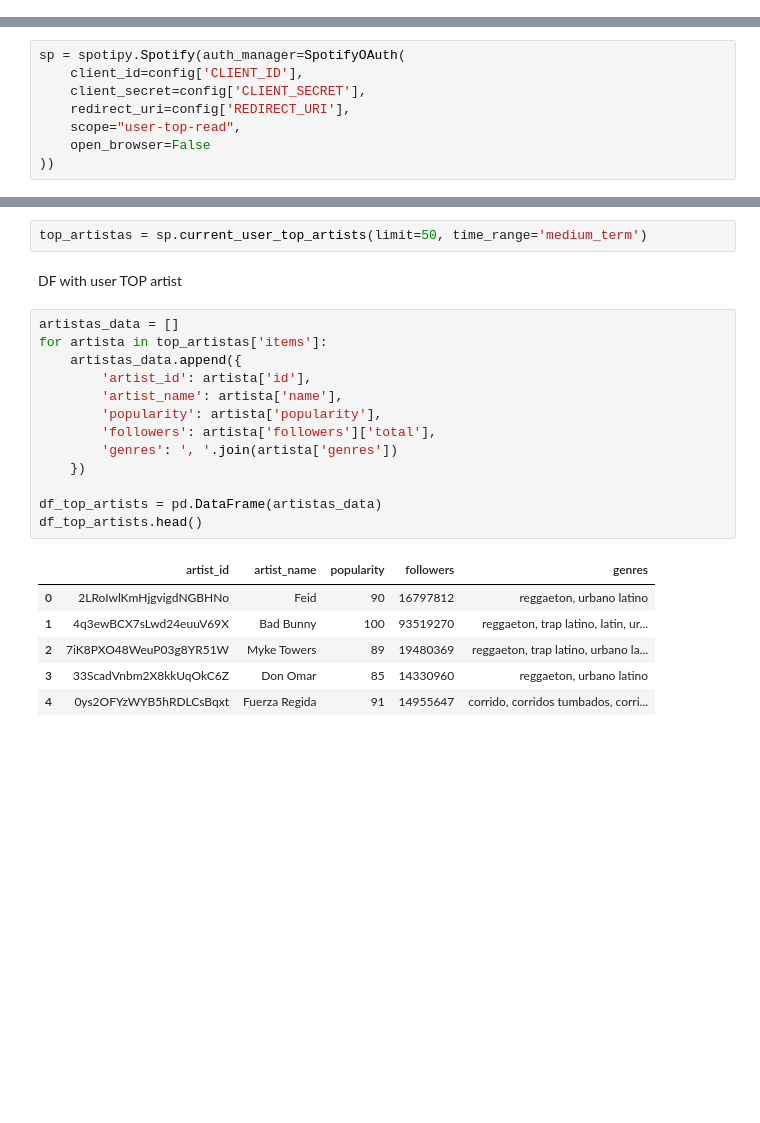
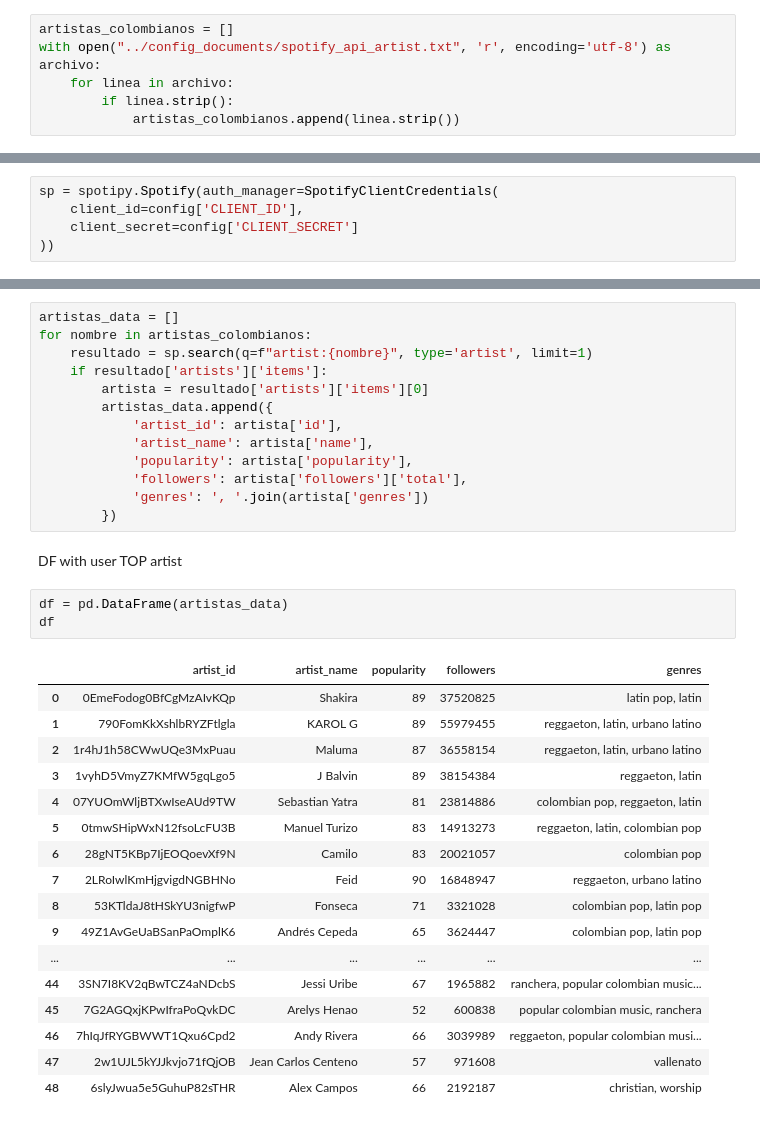
Before and after one commit to Luisgar0821/workshop2_spotify, a Jupyter notebook: notebook/EDA02_API.ipynb, the cells around one changed output, grey strips where cells are left out. Drawn from its saved outputs; the diff is of its cells as text; blank space fills up the shorter version.

```diff
--- a/notebook/EDA02_API.ipynb
+++ b/notebook/EDA02_API.ipynb
@@ -24,11 +26,14 @@ config = leer_configuracion_spotify("../config_documents/spotify_config.txt")
+# %%
+artistas_colombianos = []
+with open("../config_documents/spotify_api_artist.txt", 'r', encoding='utf-8') as archivo:
+    for linea in archivo:
+        if linea.strip():
+            artistas_colombianos.append(linea.strip())
 # %% [markdown]
 User autentification
 # %%
-sp = spotipy.Spotify(auth_manager=SpotifyOAuth(
+sp = spotipy.Spotify(auth_manager=SpotifyClientCredentials(
     client_id=config['CLIENT_ID'],
-    client_secret=config['CLIENT_SECRET'],
-    redirect_uri=config['REDIRECT_URI'],
-    scope="user-top-read",
-    open_browser=False
+    client_secret=config['CLIENT_SECRET']
 ))
 # %% [markdown]
@@ -36,24 +41,36 @@ Top user artist
 # %%
-top_artistas = sp.current_user_top_artists(limit=50, time_range='medium_term')
+artistas_data = []
+for nombre in artistas_colombianos:
+    resultado = sp.search(q=f"artist:{nombre}", type='artist', limit=1)
+    if resultado['artists']['items']:
+        artista = resultado['artists']['items'][0]
+        artistas_data.append({
+            'artist_id': artista['id'],
+            'artist_name': artista['name'],
+            'popularity': artista['popularity'],
+            'followers': artista['followers']['total'],
+            'genres': ', '.join(artista['genres'])
+        })
 # %% [markdown]
 DF with user TOP artist
 # %%
-artistas_data = []
-for artista in top_artistas['items']:
-    artistas_data.append({
-        'artist_id': artista['id'],
-        'artist_name': artista['name'],
-        'popularity': artista['popularity'],
-        'followers': artista['followers']['total'],
-        'genres': ', '.join(artista['genres'])
-    })
-
-df_top_artists = pd.DataFrame(artistas_data)
-df_top_artists.head()
+df = pd.DataFrame(artistas_data)
+df
 # %% [output]
 |  | artist_id | artist_name | popularity | followers | genres |
-| 0 | 2LRoIwlKmHjgvigdNGBHNo | Feid | 90 | 16797812 | reggaeton, urbano latino |
-| 1 | 4q3ewBCX7sLwd24euuV69X | Bad Bunny | 100 | 93519270 | reggaeton, trap latino, latin, ur... |
-| 2 | 7iK8PXO48WeuP03g8YR51W | Myke Towers | 89 | 19480369 | reggaeton, trap latino, urbano la... |
-| 3 | 33ScadVnbm2X8kkUqOkC6Z | Don Omar | 85 | 14330960 | reggaeton, urbano latino |
-| 4 | 0ys2OFYzWYB5hRDLCsBqxt | Fuerza Regida | 91 | 14955647 | corrido, corridos tumbados, corri... |
+| 0 | 0EmeFodog0BfCgMzAIvKQp | Shakira | 89 | 37520825 | latin pop, latin |
+| 1 | 790FomKkXshlbRYZFtlgla | KAROL G | 89 | 55979455 | reggaeton, latin, urbano latino |
+| 2 | 1r4hJ1h58CWwUQe3MxPuau | Maluma | 87 | 36558154 | reggaeton, latin, urbano latino |
+| 3 | 1vyhD5VmyZ7KMfW5gqLgo5 | J Balvin | 89 | 38154384 | reggaeton, latin |
+| 4 | 07YUOmWljBTXwIseAUd9TW | Sebastian Yatra | 81 | 23814886 | colombian pop, reggaeton, latin |
+| 5 | 0tmwSHipWxN12fsoLcFU3B | Manuel Turizo | 83 | 14913273 | reggaeton, latin, colombian pop |
+| 6 | 28gNT5KBp7IjEOQoevXf9N | Camilo | 83 | 20021057 | colombian pop |
+| 7 | 2LRoIwlKmHjgvigdNGBHNo | Feid | 90 | 16848947 | reggaeton, urbano latino |
+| 8 | 53KTldaJ8tHSkYU3nigfwP | Fonseca | 71 | 3321028 | colombian pop, latin pop |
+| 9 | 49Z1AvGeUaBSanPaOmplK6 | Andrés Cepeda | 65 | 3624447 | colombian pop, latin pop |
+| ... | ... | ... | ... | ... | ... |
+| 44 | 3SN7I8KV2qBwTCZ4aNDcbS | Jessi Uribe | 67 | 1965882 | ranchera, popular colombian music... |
+| 45 | 7G2AGQxjKPwIfraPoQvkDC | Arelys Henao | 52 | 600838 | popular colombian music, ranchera |
+| 46 | 7hIqJfRYGBWWT1Qxu6Cpd2 | Andy Rivera | 66 | 3039989 | reggaeton, popular colombian musi... |
+| 47 | 2w1UJL5kYJJkvjo71fQjOB | Jean Carlos Centeno | 57 | 971608 | vallenato |
+| 48 | 6slyJwua5e5GuhuP82sTHR | Alex Campos | 66 | 2192187 | christian, worship |
```
Also changed, not shown: parts of 3 cells of this notebook, 5 other files.
